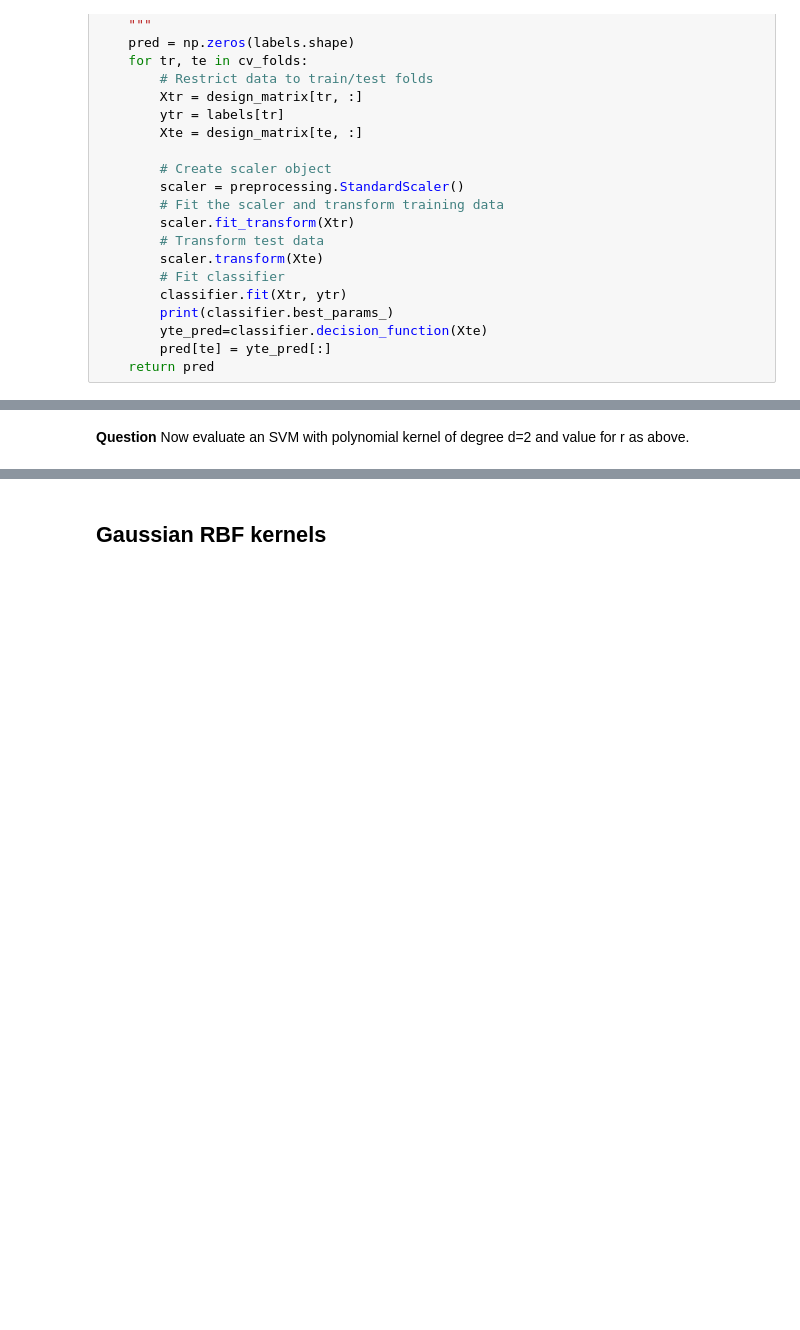
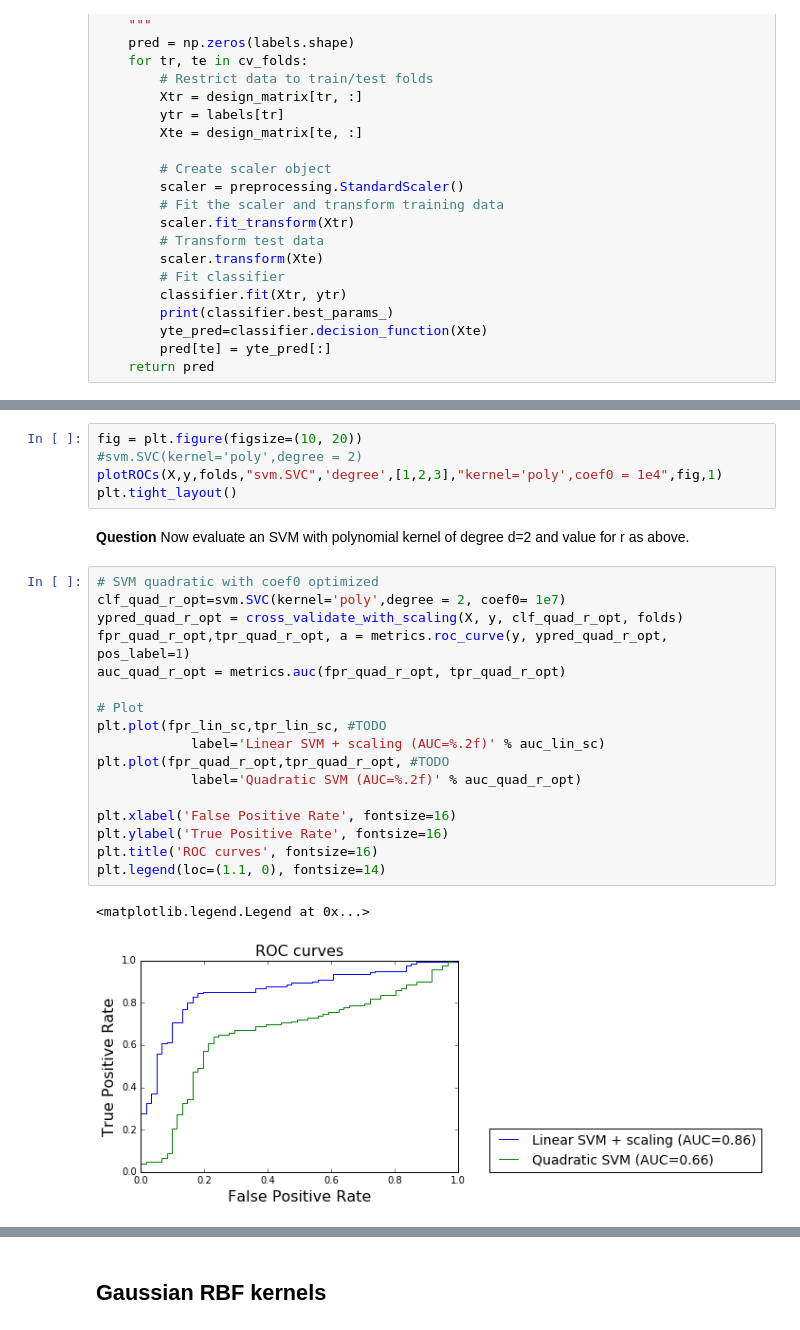
Before and after one commit to nicolay1/ma2823_2016, a Jupyter notebook: lab_notebooks/Lab 7 2016-11-25 Support Vector Machines.ipynb, the cells around one changed output, grey strips where cells are left out. Saved outputs shown, nothing was run; the diff lists cells and outputs as text; blank space fills up the shorter version.

```diff
--- a/lab_notebooks/Lab 7 2016-11-25 Support Vector Machines.ipynb
+++ b/lab_notebooks/Lab 7 2016-11-25 Support Vector Machines.ipynb
@@ -505,3 +482,28 @@ svm.SVC(coef0 = 100000000.0 ,kernel='poly',degree = 2)
+# %%
+fig = plt.figure(figsize=(10, 20))
+#svm.SVC(kernel='poly',degree = 2)
+plotROCs(X,y,folds,"svm.SVC",'degree',[1,2,3],"kernel='poly',coef0 = 1e4",fig,1)
+plt.tight_layout()
 # %% [markdown]
 **Question** Now evaluate an SVM with polynomial kernel of degree d=2 and value for r as above.
+# %%
+# SVM quadratic with coef0 optimized
+clf_quad_r_opt=svm.SVC(kernel='poly',degree = 2, coef0= 1e7)
+ypred_quad_r_opt = cross_validate_with_scaling(X, y, clf_quad_r_opt, folds)
+fpr_quad_r_opt,tpr_quad_r_opt, a = metrics.roc_curve(y, ypred_quad_r_opt, pos_label=1)
+auc_quad_r_opt = metrics.auc(fpr_quad_r_opt, tpr_quad_r_opt)
+
+# Plot
+plt.plot(fpr_lin_sc,tpr_lin_sc, #TODO
+            label='Linear SVM + scaling (AUC=%.2f)' % auc_lin_sc)
+plt.plot(fpr_quad_r_opt,tpr_quad_r_opt, #TODO
+            label='Quadratic SVM (AUC=%.2f)' % auc_quad_r_opt)
+
+plt.xlabel('False Positive Rate', fontsize=16)
+plt.ylabel('True Positive Rate', fontsize=16)
+plt.title('ROC curves', fontsize=16)
+plt.legend(loc=(1.1, 0), fontsize=14)
+# %% [output]
+<matplotlib.legend.Legend at 0x...>
+[figure, added]
 # %%
```
Also changed, not shown: parts of 20 cells of this notebook, 1 other file.
